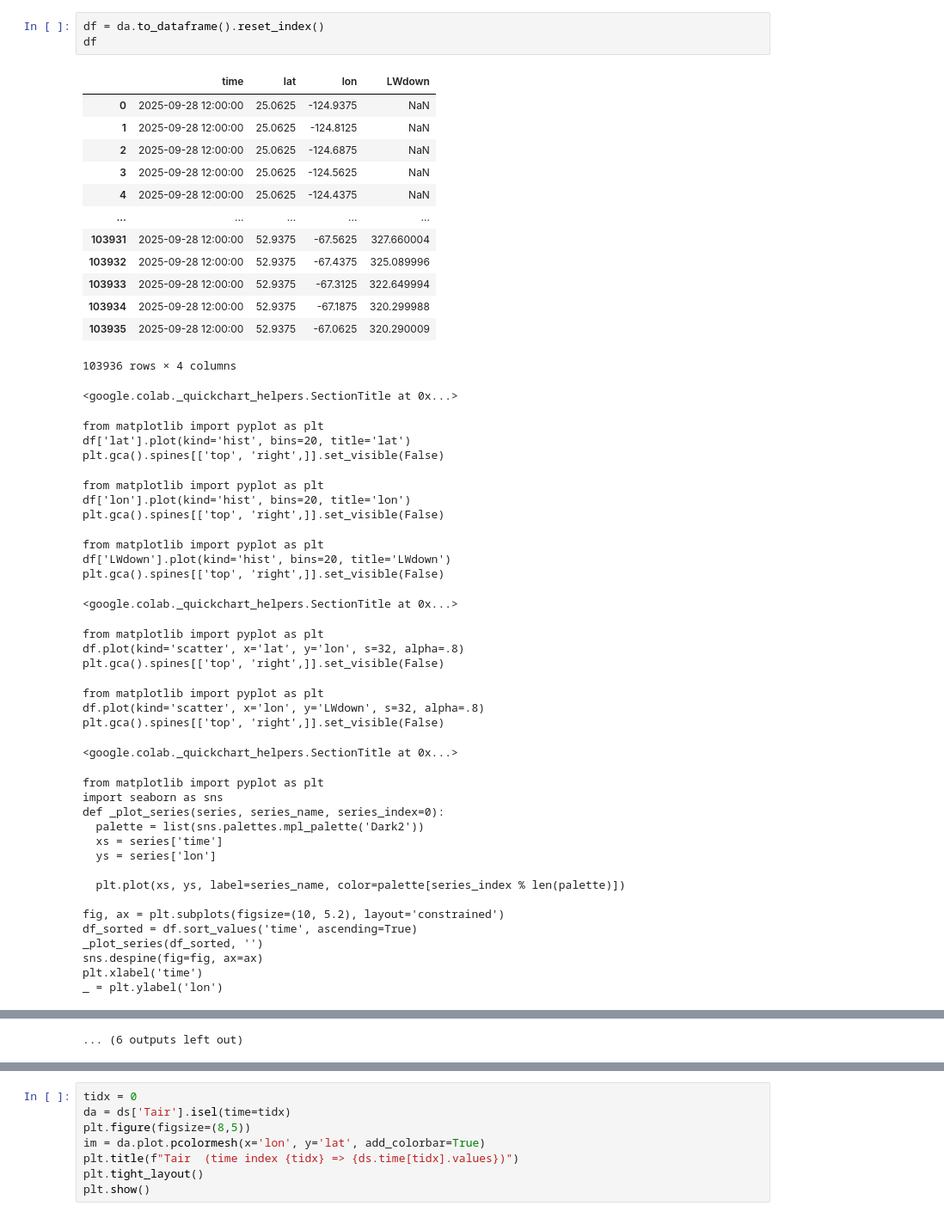
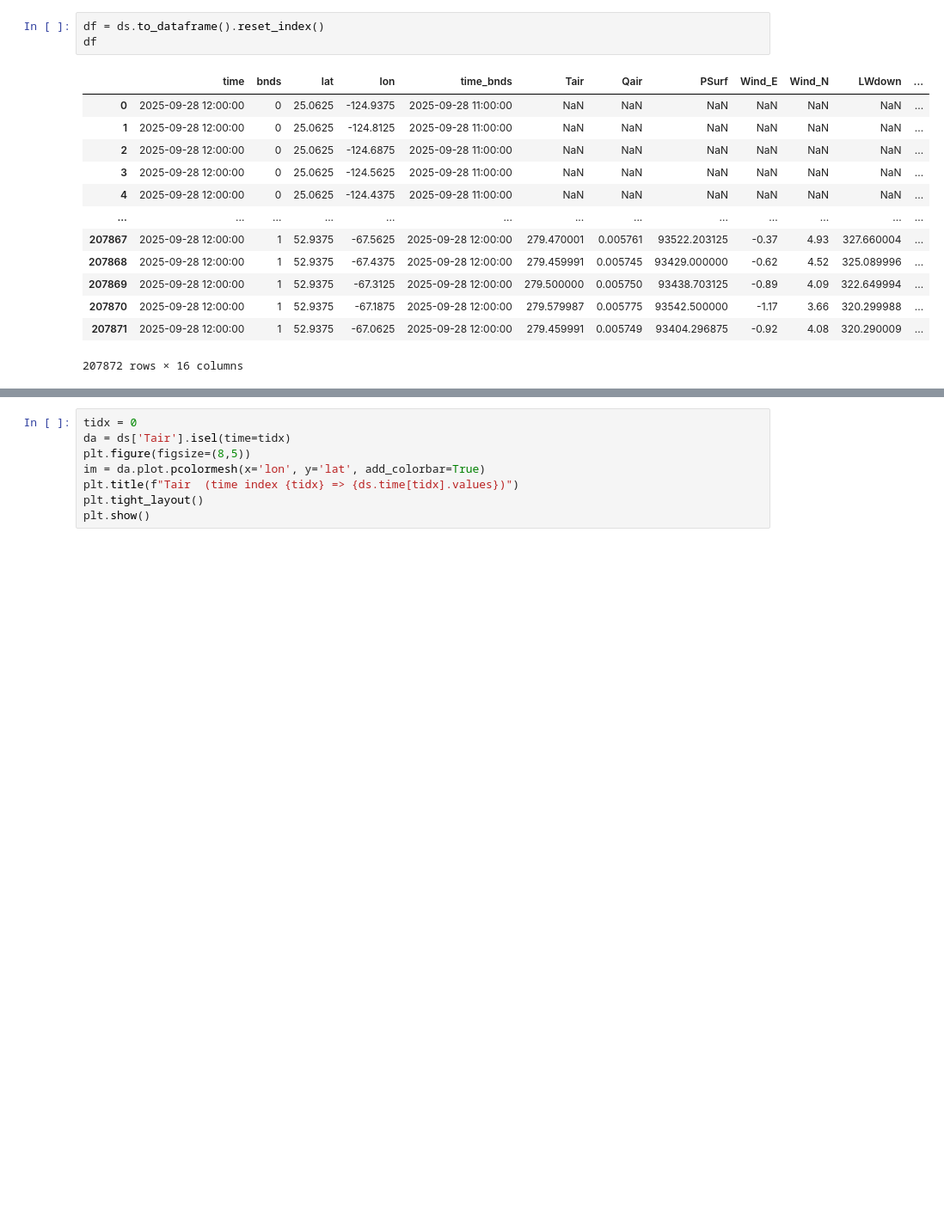
Before and after one commit to Mrwan-Atef/NASA-Space-APP-Challenge, a Jupyter notebook: EDA_NLDAS_TEMPO.ipynb, the cells around one changed output, grey strips where cells are left out. Shown at 86% size. Cells and saved outputs as stored; diff of their text form; blank space fills up the shorter version.

```diff
--- a/EDA_NLDAS_TEMPO.ipynb
+++ b/EDA_NLDAS_TEMPO.ipynb
@@ -26,50 +93,17 @@ Data variables:
 # %%
-df = da.to_dataframe().reset_index()
+df = ds.to_dataframe().reset_index()
 df
 # %% [output]
-|  | time | lat | lon | LWdown |
-| 0 | 2025-09-28 12:00:00 | 25.0625 | -124.9375 | NaN |
-| 1 | 2025-09-28 12:00:00 | 25.0625 | -124.8125 | NaN |
-| 2 | 2025-09-28 12:00:00 | 25.0625 | -124.6875 | NaN |
-| 3 | 2025-09-28 12:00:00 | 25.0625 | -124.5625 | NaN |
-| 4 | 2025-09-28 12:00:00 | 25.0625 | -124.4375 | NaN |
-| ... | ... | ... | ... | ... |
-| 103931 | 2025-09-28 12:00:00 | 52.9375 | -67.5625 | 327.660004 |
-| 103932 | 2025-09-28 12:00:00 | 52.9375 | -67.4375 | 325.089996 |
-| 103933 | 2025-09-28 12:00:00 | 52.9375 | -67.3125 | 322.649994 |
-| 103934 | 2025-09-28 12:00:00 | 52.9375 | -67.1875 | 320.299988 |
-| 103935 | 2025-09-28 12:00:00 | 52.9375 | -67.0625 | 320.290009 |
+|  | time | bnds | lat | lon | time_bnds | Tair | Qair | PSurf | Wind_E | Wind_N | LWdown | ... |
+| 0 | 2025-09-28 12:00:00 | 0 | 25.0625 | -124.9375 | 2025-09-28 11:00:00 | NaN | NaN | NaN | NaN | NaN | NaN | ... |
+| 1 | 2025-09-28 12:00:00 | 0 | 25.0625 | -124.8125 | 2025-09-28 11:00:00 | NaN | NaN | NaN | NaN | NaN | NaN | ... |
+| 2 | 2025-09-28 12:00:00 | 0 | 25.0625 | -124.6875 | 2025-09-28 11:00:00 | NaN | NaN | NaN | NaN | NaN | NaN | ... |
+| 3 | 2025-09-28 12:00:00 | 0 | 25.0625 | -124.5625 | 2025-09-28 11:00:00 | NaN | NaN | NaN | NaN | NaN | NaN | ... |
+| 4 | 2025-09-28 12:00:00 | 0 | 25.0625 | -124.4375 | 2025-09-28 11:00:00 | NaN | NaN | NaN | NaN | NaN | NaN | ... |
+| ... | ... | ... | ... | ... | ... | ... | ... | ... | ... | ... | ... | ... |
+| 207867 | 2025-09-28 12:00:00 | 1 | 52.9375 | -67.5625 | 2025-09-28 12:00:00 | 279.470001 | 0.005761 | 93522.203125 | -0.37 | 4.93 | 327.660004 | ... |
+| 207868 | 2025-09-28 12:00:00 | 1 | 52.9375 | -67.4375 | 2025-09-28 12:00:00 | 279.459991 | 0.005745 | 93429.000000 | -0.62 | 4.52 | 325.089996 | ... |
+| 207869 | 2025-09-28 12:00:00 | 1 | 52.9375 | -67.3125 | 2025-09-28 12:00:00 | 279.500000 | 0.005750 | 93438.703125 | -0.89 | 4.09 | 322.649994 | ... |
+| 207870 | 2025-09-28 12:00:00 | 1 | 52.9375 | -67.1875 | 2025-09-28 12:00:00 | 279.579987 | 0.005775 | 93542.500000 | -1.17 | 3.66 | 320.299988 | ... |
+| 207871 | 2025-09-28 12:00:00 | 1 | 52.9375 | -67.0625 | 2025-09-28 12:00:00 | 279.459991 | 0.005749 | 93404.296875 | -0.92 | 4.08 | 320.290009 | ... |
-103936 rows × 4 columns
+207872 rows × 16 columns
-<google.colab._quickchart_helpers.SectionTitle at 0x...>
-from matplotlib import pyplot as plt
-df['lat'].plot(kind='hist', bins=20, title='lat')
-plt.gca().spines[['top', 'right',]].set_visible(False)
-from matplotlib import pyplot as plt
-df['lon'].plot(kind='hist', bins=20, title='lon')
-plt.gca().spines[['top', 'right',]].set_visible(False)
-from matplotlib import pyplot as plt
-df['LWdown'].plot(kind='hist', bins=20, title='LWdown')
-plt.gca().spines[['top', 'right',]].set_visible(False)
-<google.colab._quickchart_helpers.SectionTitle at 0x...>
-from matplotlib import pyplot as plt
-df.plot(kind='scatter', x='lat', y='lon', s=32, alpha=.8)
-plt.gca().spines[['top', 'right',]].set_visible(False)
-from matplotlib import pyplot as plt
-df.plot(kind='scatter', x='lon', y='LWdown', s=32, alpha=.8)
-plt.gca().spines[['top', 'right',]].set_visible(False)
-<google.colab._quickchart_helpers.SectionTitle at 0x...>
-from matplotlib import pyplot as plt
-import seaborn as sns
-def _plot_series(series, series_name, series_index=0):
-  palette = list(sns.palettes.mpl_palette('Dark2'))
-  xs = series['time']
-  ys = series['lon']
-
-  plt.plot(xs, ys, label=series_name, color=palette[series_index % len(palette)])
-
-fig, ax = plt.subplots(figsize=(10, 5.2), layout='constrained')
-df_sorted = df.sort_values('time', ascending=True)
-_plot_series(df_sorted, '')
-sns.despine(fig=fig, ax=ax)
-plt.xlabel('time')
-_ = plt.ylabel('lon')
@@ -91,2 +110 @@ _ = plt.ylabel('LWdown')
-... (6 outputs left out)
 # %%
```
Also changed, not shown: parts of 10 cells of this notebook.
